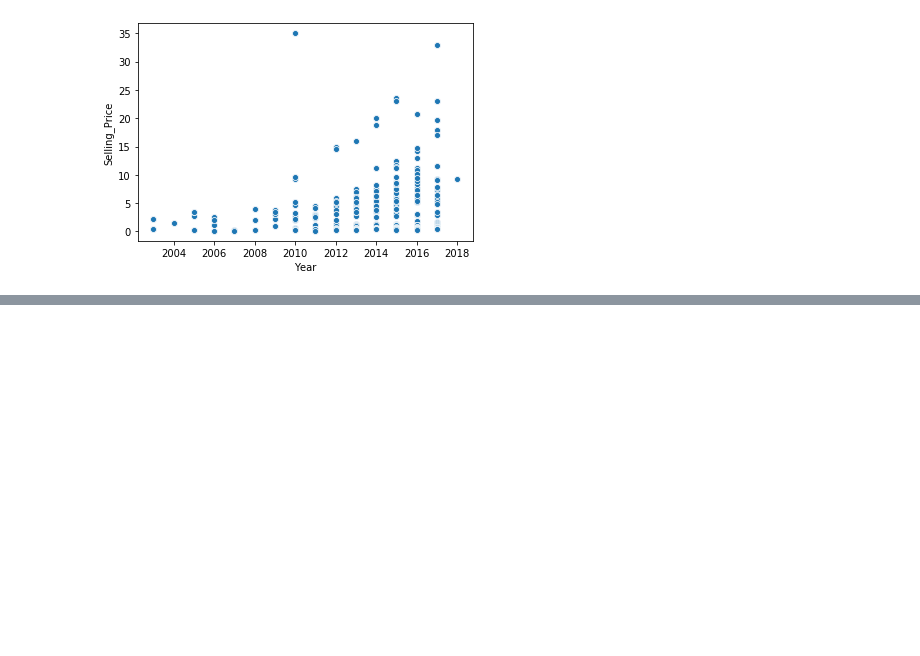
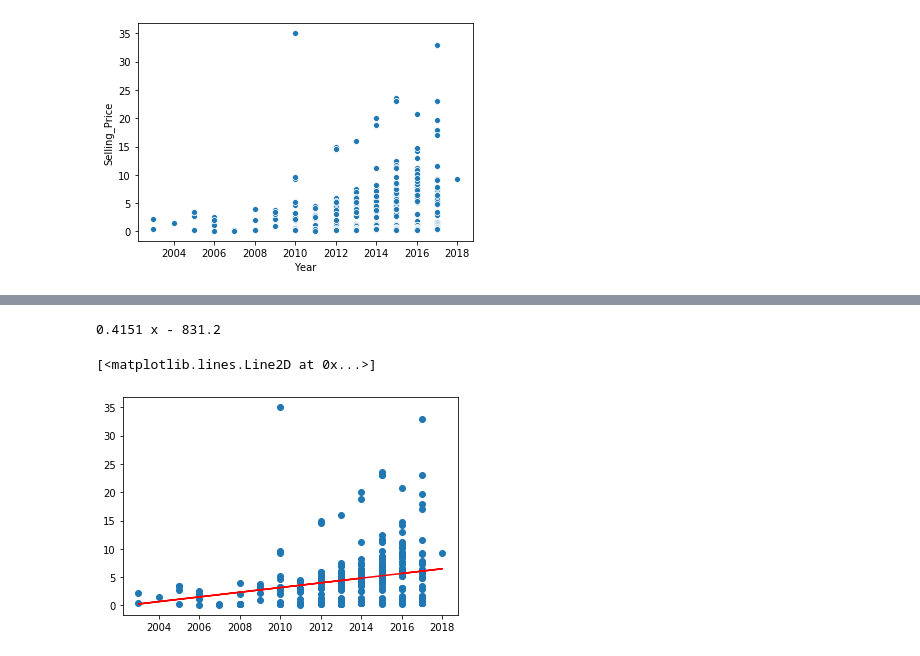
Before and after one commit to ejhb/audit, a Jupyter notebook: 2020-11-02-brief-car/note_booked.ipynb, the cells around one changed output, grey strips where cells are left out. Cells and saved outputs as stored; diff of their text form; code cells hidden in the pictures; blank space fills up the shorter version.

```diff
--- a/2020-11-02-brief-car/note_booked.ipynb
+++ b/2020-11-02-brief-car/note_booked.ipynb
@@ -185,0 +193,12 @@ KeyboardInterrupt:
+# %%
+import numpy as np
+
+z = np.polyfit(x,y,1)
+e = np.poly1d(z)
+
+plt.scatter(x,y)
+plt.plot(x,e(x), c='red')
+# %% [output]
+0.4151 x - 831.2
+[<matplotlib.lines.Line2D at 0x...>]
+[figure, added]
```
Also changed, not shown: parts of 15 cells of this notebook, 3 other files.
